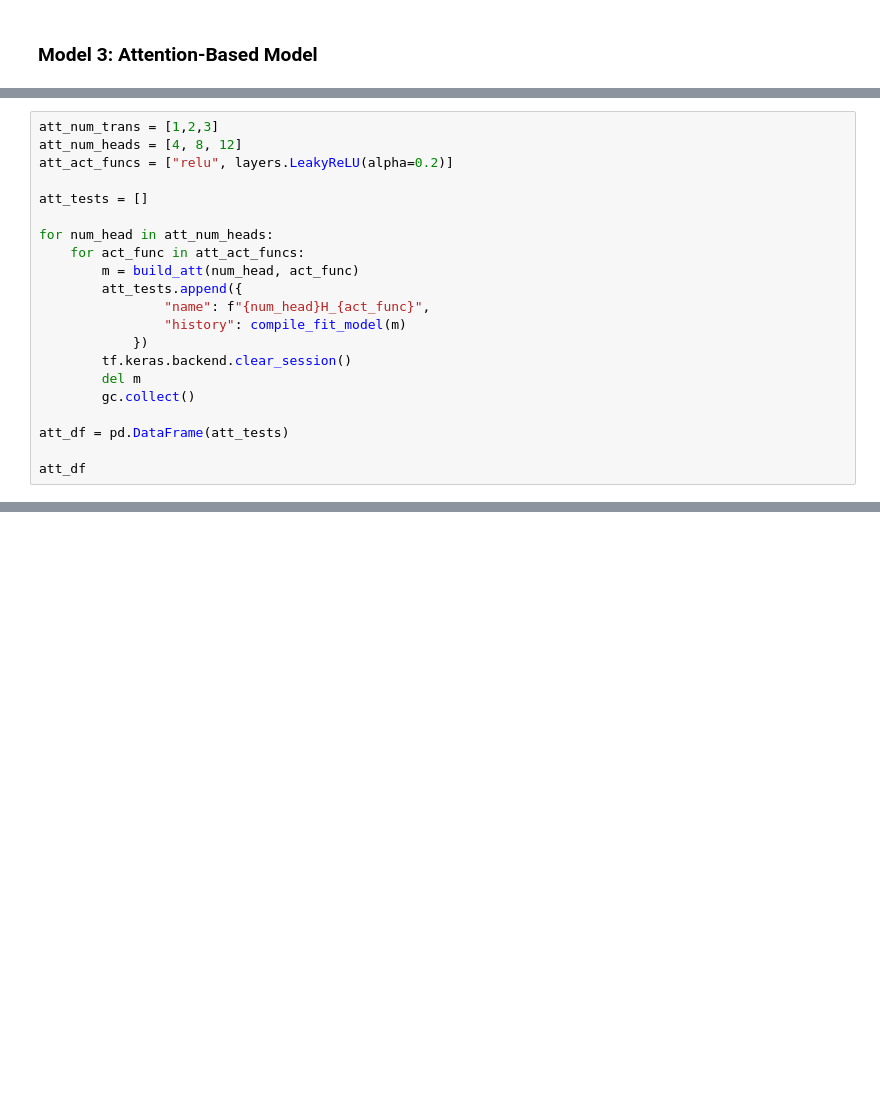
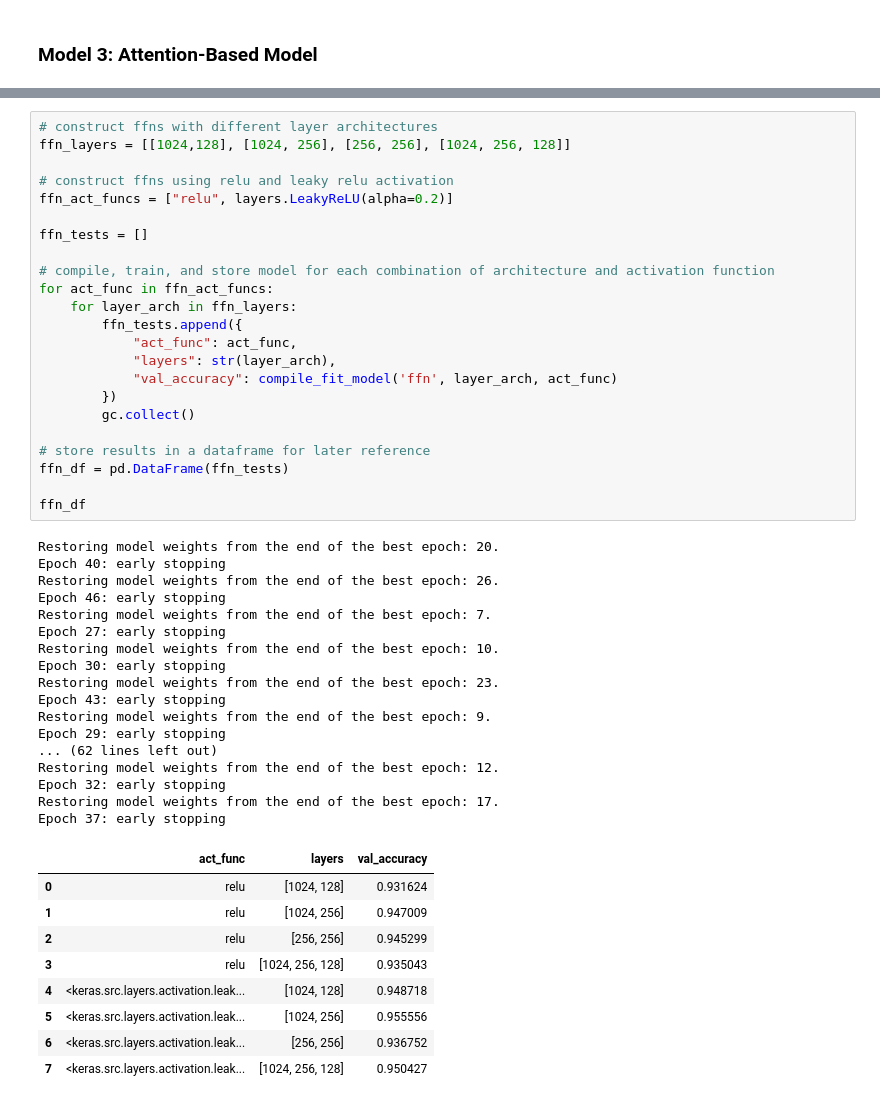
Before and after one commit to cs-ee4841-group1/final_project, a Jupyter notebook: Code.ipynb, the cells around one changed output, grey strips where cells are left out. Cells and saved outputs as stored; diff of their text form; blank space fills up the shorter version.

```diff
--- a/Code.ipynb
+++ b/Code.ipynb
@@ -376,21 +292,0 @@ Epoch 35: early stopping
-# %%
-att_num_trans = [1,2,3]
-att_num_heads = [4, 8, 12]
-att_act_funcs = ["relu", layers.LeakyReLU(alpha=0.2)]
-
-att_tests = []
-
-for num_head in att_num_heads:
-    for act_func in att_act_funcs:
-        m = build_att(num_head, act_func)
-        att_tests.append({
-                "name": f"{num_head}H_{act_func}",
-                "history": compile_fit_model(m)
-            })
-        tf.keras.backend.clear_session()
-        del m
-        gc.collect()
-
-att_df = pd.DataFrame(att_tests)
-
-att_df
@@ -414,0 +296,50 @@ print(att_acc)
+# %%
+# construct ffns with different layer architectures
+ffn_layers = [[1024,128], [1024, 256], [256, 256], [1024, 256, 128]]
+
+# construct ffns using relu and leaky relu activation
+ffn_act_funcs = ["relu", layers.LeakyReLU(alpha=0.2)]
+
+ffn_tests = []
+
+# compile, train, and store model for each combination of architecture and activation function
+for act_func in ffn_act_funcs:
+    for layer_arch in ffn_layers:
+        ffn_tests.append({
+            "act_func": act_func,
+            "layers": str(layer_arch),
+            "val_accuracy": compile_fit_model('ffn', layer_arch, act_func)
+        })
+        gc.collect()
+
+# store results in a dataframe for later reference
+ffn_df = pd.DataFrame(ffn_tests)
+
+ffn_df
+# %% [output]
+Restoring model weights from the end of the best epoch: 20.
+Epoch 40: early stopping
+Restoring model weights from the end of the best epoch: 26.
+Epoch 46: early stopping
+Restoring model weights from the end of the best epoch: 7.
+Epoch 27: early stopping
+Restoring model weights from the end of the best epoch: 10.
+Epoch 30: early stopping
+Restoring model weights from the end of the best epoch: 23.
+Epoch 43: early stopping
+Restoring model weights from the end of the best epoch: 9.
+Epoch 29: early stopping
+... (62 lines left out)
+Restoring model weights from the end of the best epoch: 12.
+Epoch 32: early stopping
+Restoring model weights from the end of the best epoch: 17.
+Epoch 37: early stopping
+|  | act_func | layers | val_accuracy |
+| 0 | relu | [1024, 128] | 0.931624 |
+| 1 | relu | [1024, 256] | 0.947009 |
+| 2 | relu | [256, 256] | 0.945299 |
+| 3 | relu | [1024, 256, 128] | 0.935043 |
+| 4 | <keras.src.layers.activation.leak... | [1024, 128] | 0.948718 |
+| 5 | <keras.src.layers.activation.leak... | [1024, 256] | 0.955556 |
+| 6 | <keras.src.layers.activation.leak... | [256, 256] | 0.936752 |
+| 7 | <keras.src.layers.activation.leak... | [1024, 256, 128] | 0.950427 |
```
Also changed, not shown: parts of 34 cells of this notebook.
